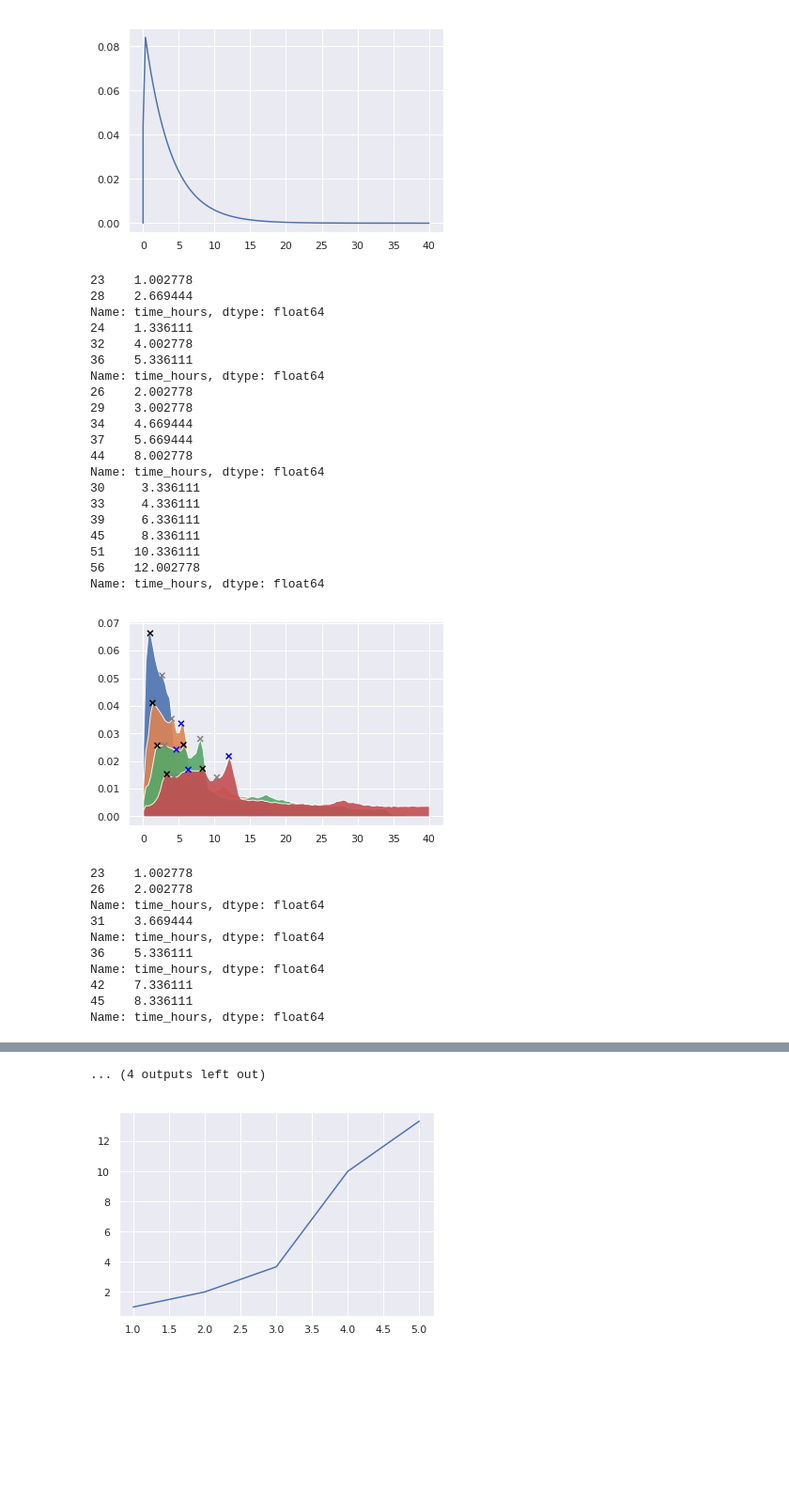
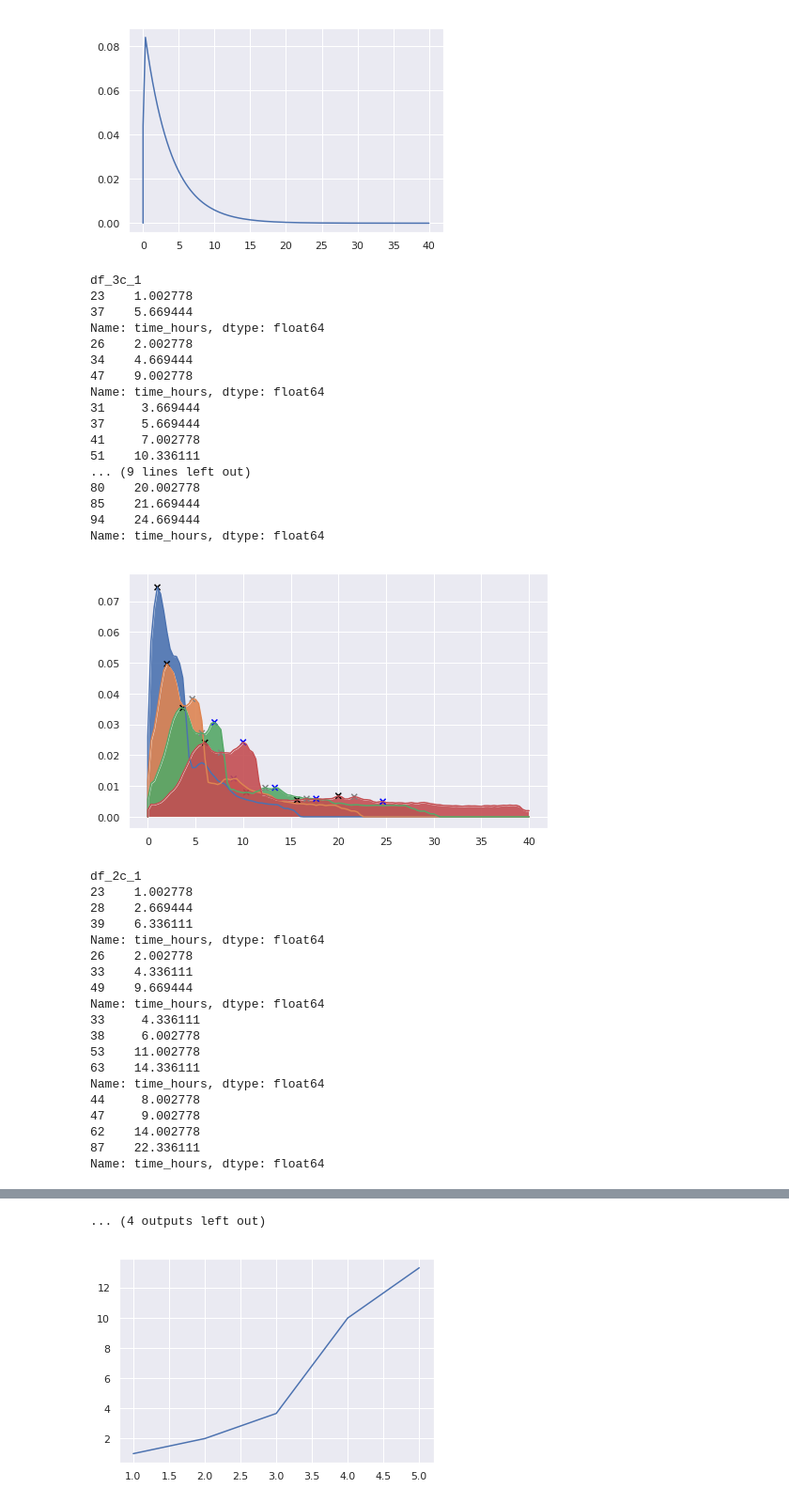
Before and after one commit to CaioMar/Venacao, a Jupyter notebook: Notebooks with analysis of simulation results/Coverage_plots.ipynb, the cells around one changed output, grey strips where cells are left out. Shown at 94% size. Cells and saved outputs as stored; diff of their text form; code cells hidden in the pictures; blank space fills up the shorter version.

```diff
--- a/Notebooks with analysis of simulation results/Coverage_plots.ipynb
+++ b/Notebooks with analysis of simulation results/Coverage_plots.ipynb
@@ -131,6 +146,10 @@ buildFinalDataFrame('1', modelcentered_model_list, dfs_cent)
 # %%
 #creates time index in hours
 for df in dfs_cent.values():
+    df['time_hours'] = df['time']/3600
+    df.drop(labels='time', axis = 1, inplace = True)
+
+for df in dfs_cent2.values():
     df['time_hours'] = df['time']/3600
     df.drop(labels='time', axis = 1, inplace = True)
 
@@ -147,6 +166,10 @@ for df in dfs_diag2.values():
 dfplot = pd.DataFrame()
 for df in list(dfs_cent.values()):
     dfplot = pd.concat([dfplot, df], ignore_index=True)
+
+dfplot2 = pd.DataFrame()
+for df in list(dfs_cent2.values()):
+    dfplot2 = pd.concat([dfplot2, df], ignore_index=True)
 
 dfplotdiag = pd.DataFrame()
 for df in list(dfs_diag.values()):
@@ -179,12 +202,16 @@ dfs_diag['df_8d_1']
 # %%
-for thrsh in range(1,5):
+for thrsh in range(0,5):
     dfplot['Vol_'+str(thrsh)] = dfplot['Volume_'+str(thrsh)]/voltot
     dfplot.drop(labels='Volume_'+str(thrsh), axis=1, inplace = True)
 
-for thrsh in range(1,5):
+for thrsh in range(0,5):
+    dfplot2['Vol_'+str(thrsh)] = dfplot2['Volume_'+str(thrsh)]/voltot
+    dfplot2.drop(labels='Volume_'+str(thrsh), axis=1, inplace = True)
+
+for thrsh in range(0,5):
     dfplotdiag['Vol_'+str(thrsh)] = dfplotdiag['Volume_'+str(thrsh)]/voltot
     dfplotdiag.drop(labels='Volume_'+str(thrsh), axis=1, inplace = True)
 
-for thrsh in range(1,5):
+for thrsh in range(0,5):
     dfplotdiag2['Vol_'+str(thrsh)] = dfplotdiag2['Volume_'+str(thrsh)]/voltot
     dfplotdiag2.drop(labels='Volume_'+str(thrsh), axis=1, inplace = True)
@@ -195,6 +218,6 @@ sns.palplot(sns.color_palette("Blues"))
 # %%
-columns = ['Con_' + str(i) for i in range(1,5)] + ['U','p']
-for thrsh in range(1,5):
-    dfplot.drop(labels=columns, axis=1, inplace = True)
-    dfplotdiag.drop(labels=columns, axis=1, inplace = True)
-    dfplotdiag2.drop(labels=columns, axis=1, inplace = True)
+columns = ['Con_' + str(i) for i in range(0,5)] + ['U','p','Vol_0']
+dfplot.drop(labels=columns, axis=1, inplace = True)
+dfplot2.drop(labels=columns, axis=1, inplace = True)
+dfplotdiag.drop(labels=columns, axis=1, inplace = True)
+dfplotdiag2.drop(labels=columns, axis=1, inplace = True)
@@ -269,47 +304,55 @@ plt.show()
 # %%
 #maxTimeGrad = []
 
 time = dfs_cent['df_3c_1']['time_hours']
 for key in dfs_cent.keys():
+    print(key)
+    fig = plt.figure(figsize=(8,5))
     for thrsh in range(1,5):
         cov = dfs_cent[key]['Volume_'+str(thrsh)]/voltot
         #maxTimeGrad += [time.iloc[np.argmax(np.gradient(vol))]]
         gradcov = np.gradient(cov)
         plt.fill_between(time, gradcov, alpha=0.9)
-        indexes = peakutils.indexes(gradcov, thres=0.6, min_dist=2)
+        indexes = peakutils.indexes(gradcov, thres=0.2, min_dist=2)
         print(time[indexes])
         plt.scatter(time[indexes], gradcov[indexes], c=['black','gray','blue'] , marker='x')
-        #plt.plot(time, np.gradient(vol))
+        plt.plot(time, gradcov)
     plt.show()
 # %% [output]
+df_3c_1
 23    1.002778
-28    2.669444
-Name: time_hours, dtype: float64
-24    1.336111
-32    4.002778
-36    5.336111
+37    5.669444
 Name: time_hours, dtype: float64
 26    2.002778
-29    3.002778
 34    4.669444
-37    5.669444
-44    8.002778
+47    9.002778
 Name: time_hours, dtype: float64
-30     3.336111
-33     4.336111
-39     6.336111
-45     8.336111
+31     3.669444
+37     5.669444
+41     7.002778
 51    10.336111
-56    12.002778
+... (9 lines left out)
+80    20.002778
+85    21.669444
+94    24.669444
 Name: time_hours, dtype: float64
-[figure, old version]
+[figure, new version]
+df_2c_1
 23    1.002778
+28    2.669444
+39    6.336111
+Name: time_hours, dtype: float64
 26    2.002778
+33    4.336111
+49    9.669444
 Name: time_hours, dtype: float64
-31    3.669444
+33     4.336111
+38     6.002778
+53    11.002778
+63    14.336111
 Name: time_hours, dtype: float64
-36    5.336111
+44     8.002778
+47     9.002778
+62    14.002778
+87    22.336111
 Name: time_hours, dtype: float64
-42    7.336111
-45    8.336111
-Name: time_hours, dtype: float64
```
Also changed, not shown: parts of 17 cells of this notebook, 1 other file.
